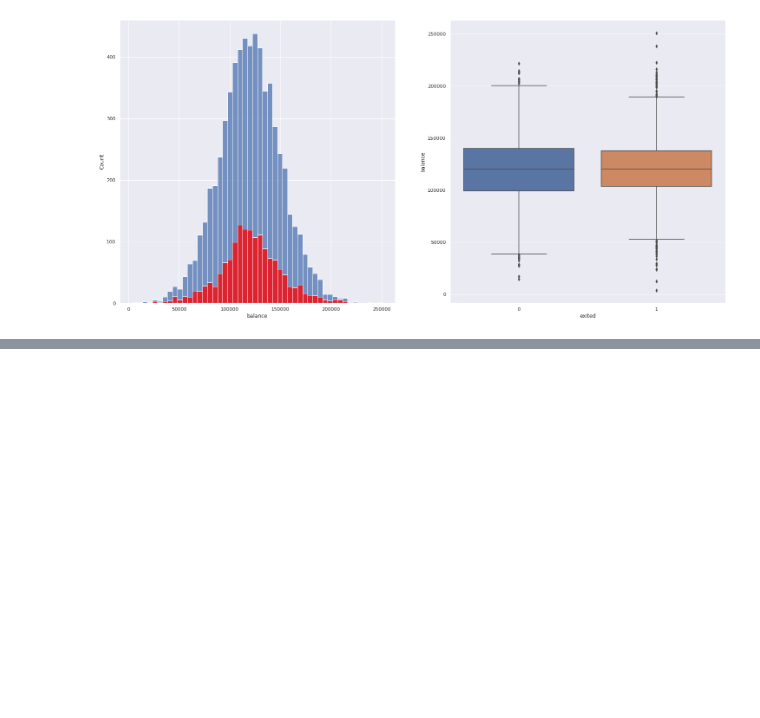
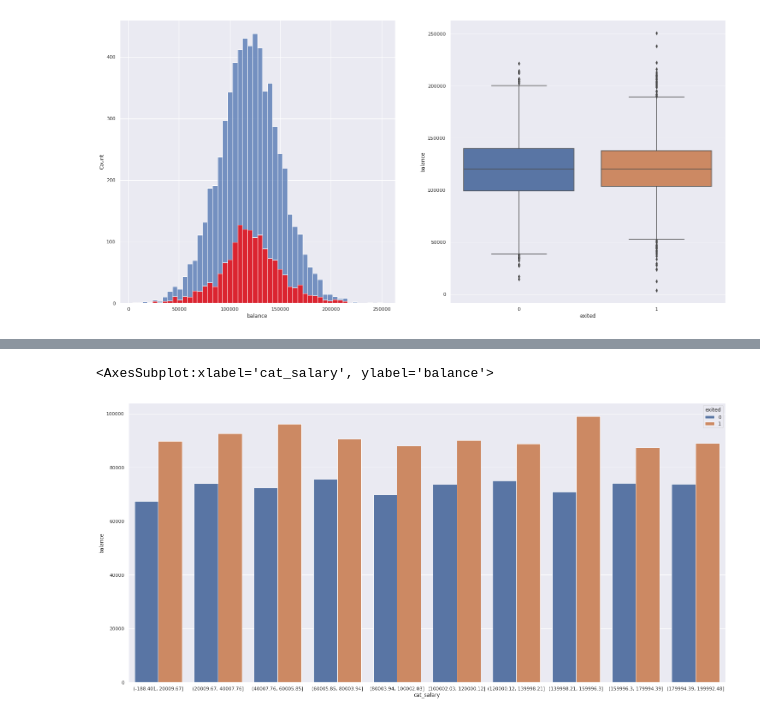
Before and after one commit to tadeucbm/churn_predict, a Jupyter notebook: notebooks/c1_churn_predict.ipynb, the cells around one changed output, grey strips where cells are left out. Drawn from its saved outputs; the diff is of its cells as text; code cells hidden in the pictures; blank space fills up the shorter version.

```diff
--- a/notebooks/c1_churn_predict.ipynb
+++ b/notebooks/c1_churn_predict.ipynb
@@ -870,0 +904,9 @@ for p in bar2.patches:
+# %%
+# create a final aux DataFrame to plot
+aux = df3[['exited', 'cat_salary', 'balance']].groupby(['cat_salary', 'exited']).mean().reset_index()
+# %%
+# plot
+sns.barplot(x='cat_salary', y='balance', hue='exited', data=aux)
+# %% [output]
+<AxesSubplot:xlabel='cat_salary', ylabel='balance'>
+[figure, added]
```
Also changed, not shown: parts of 29 cells of this notebook.
